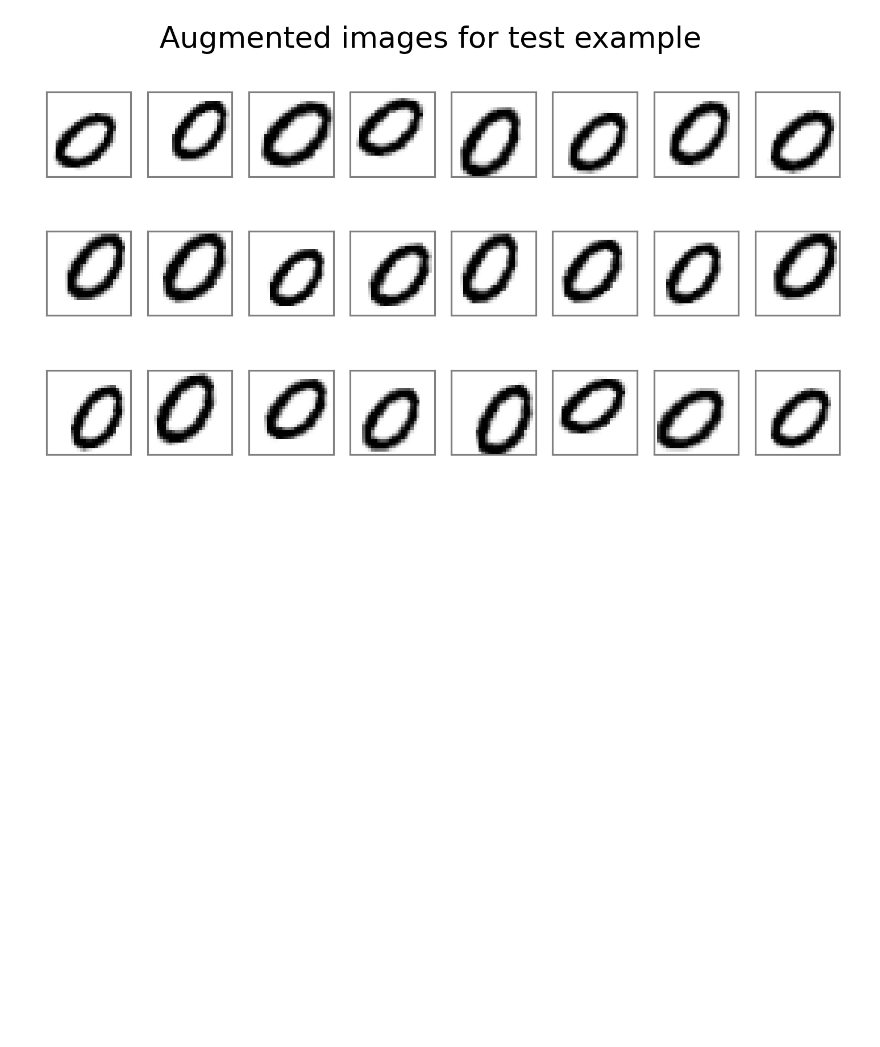
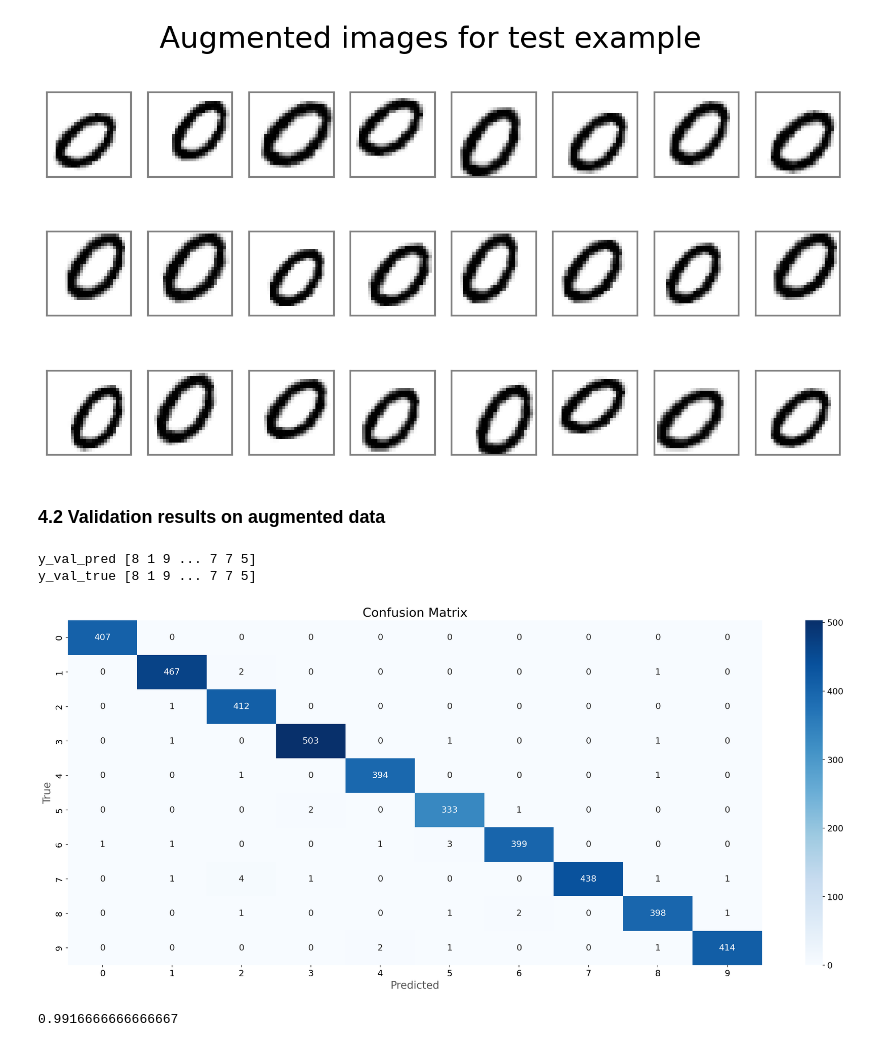
Before and after one commit to omid-sar/MNIST-Data--Digit-Recognizer-, a Jupyter notebook: notebooks/model_experients_results.ipynb, the cells around one changed output. Cells and saved outputs as stored; diff of their text form; code cells hidden in the pictures; blank space fills up the shorter version.

```diff
--- a/notebooks/model_experients_results.ipynb
+++ b/notebooks/model_experients_results.ipynb
@@ -281,3 +281,32 @@ for i in range(3):
         axes[i, j].set_yticks([])
 # %% [output]
 [figure]
+# %% [markdown]
+### 4.2 Validation results on augmented data
+# %%
+model2 = tf.keras.models.load_model(
+    "../models/augmented_best_model.h5",
+    custom_objects={"f1_m": f1_m, "precision_m": precision_m, "recall_m": recall_m},
+)
+# %%
+# we use argmax to get the index of the max value in each row
+y_val_pred = np.argmax(model2.predict(X_val), axis=1)
+print("y_val_pred", y_val_pred)
+y_val_true = np.argmax(y_val, axis=1)
+print("y_val_true", y_val_true)
+# %% [output]
+y_val_pred [8 1 9 ... 7 7 5]
+y_val_true [8 1 9 ... 7 7 5]
+# %%
+cm = confusion_matrix(y_val_pred, y_val_true)
+sns.heatmap(cm, annot=True, fmt="d", cmap="Blues")
+plt.xlabel("Predicted")
+plt.ylabel("True")
+plt.title("Confusion Matrix")
+plt.show()
+# %% [output]
+[figure, added]
+# %%
+accuracy_score(y_val_true, y_val_pred)
+# %% [output]
+0.9916666666666667
```
Also changed, not shown: 1 other file.
